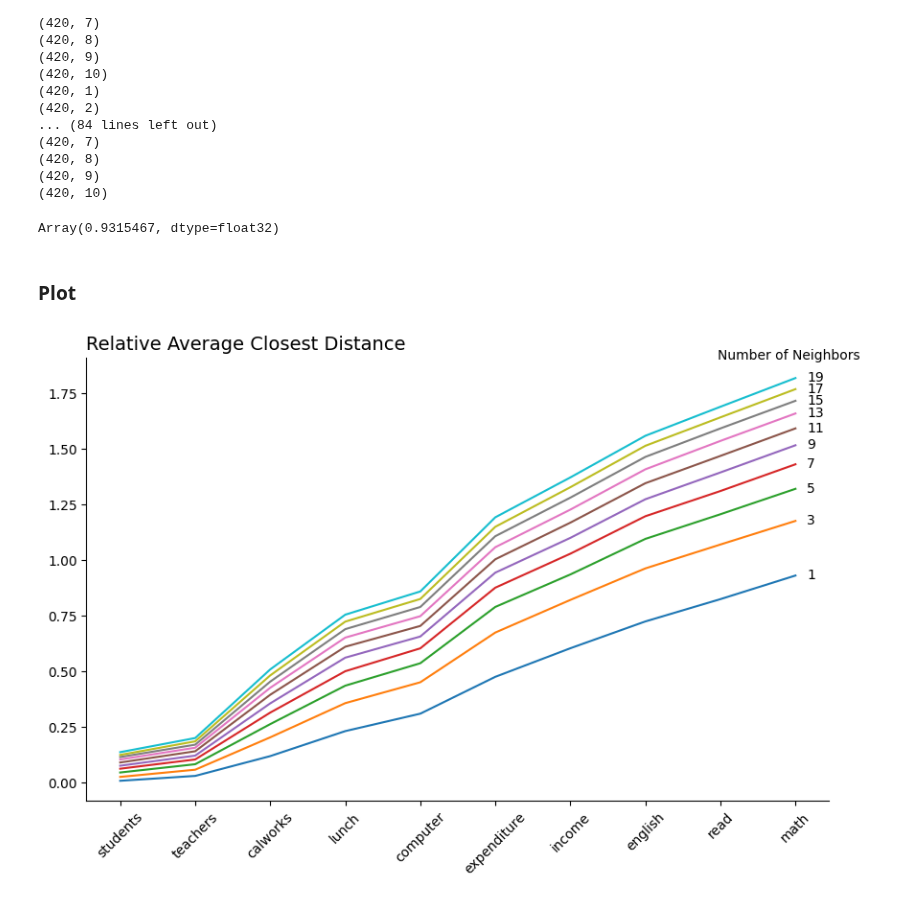
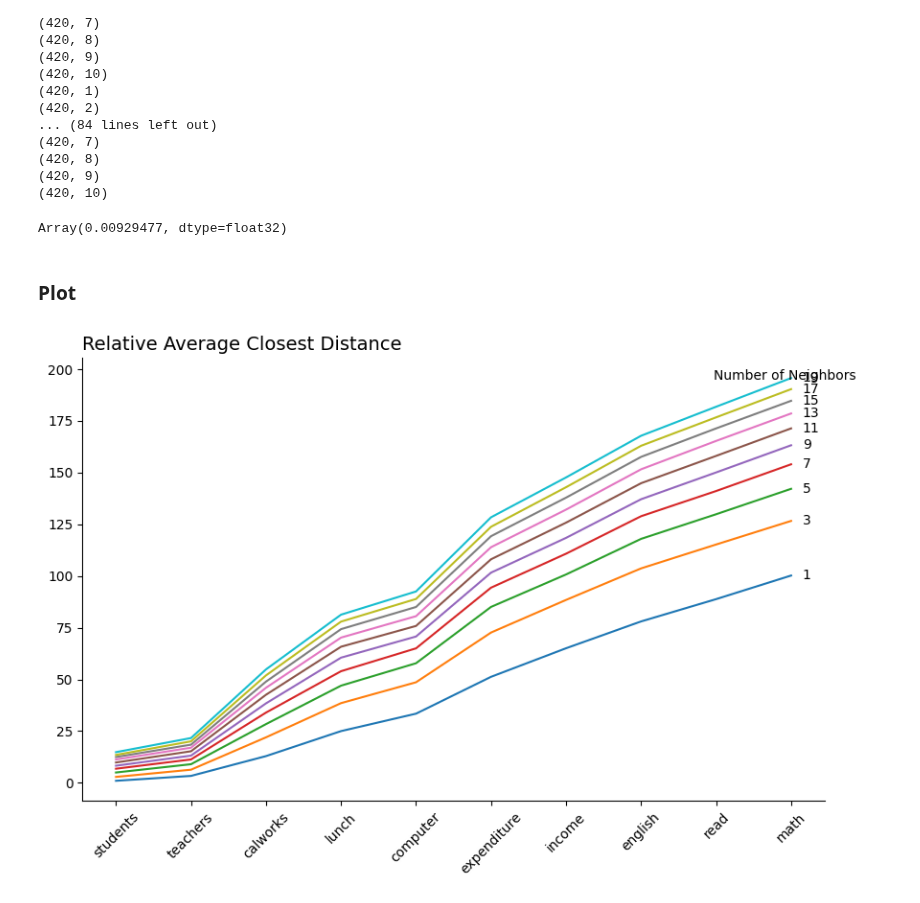
Before and after one commit to pharringtonp19/business-analytics, a Jupyter notebook: notebooks/regression/curse_of_dimensionality.ipynb, the cells around one changed output. Cells and saved outputs as stored; diff of their text form; code cells hidden in the pictures.

```diff
--- a/notebooks/regression/curse_of_dimensionality.ipynb
+++ b/notebooks/regression/curse_of_dimensionality.ipynb
@@ -61,6 +61,3 @@ def avg_closest_distance(matrix, k):
   ids = jnp.arange(0, matrix.shape[0])
   distance = jax.vmap(partial(closest_distance, matrix, k=k))(ids)
   return jnp.mean(distance)
-# %%
-matrix = jax.random.normal(jax.random.PRNGKey(1), shape=(10_000, 1))
-avg_closest_distance(matrix, 5)
@@ -72,10 +63,0 @@ def approx_distance(k, n):
-# %%
-neighbors = list(range(1, 20, 1))
-populations = [100, 500, 1000, 5000, 10000]
-Results = {}
-
-for k in neighbors:
-  results = []
-  for n in populations:
-    results.append(approx_distance(k, n))
-  Results[k] = results
@@ -91,15 +64,2 @@ plt.show()
 # %% [markdown]
 ### **For-loop**
-# %%
-continuous_df = df.loc[:, 'students':'math']
-continuous_df = (continuous_df - continuous_df.mean()) / continuous_df.std()
-Results = {}
-rs = range(1, 20, 2)
-for i in rs:
-  results = []
-  for j in range(1, 11):
-    matrix = jax.random.normal(jax.random.PRNGKey(1), shape=(500, j))
-    print(matrix.shape)
-    ans = avg_closest_distance(matrix, i)
-    results.append(ans)
-  Results[i] = results
@@ -152,43 +94,43 @@ for i in rs:
 (420, 8)
 (420, 9)
 (420, 10)
-# %%
-avg_closest_distance(matrix, 1)
-# %% [output]
-Array(0.9315467, dtype=float32)
+# %%
+Results[i][0]
+# %% [output]
+Array(0.00929477, dtype=float32)
 # %% [markdown]
 ### **Plot**
 # %%
 plt.figure(figsize=(10, 6))
 
 # Plot each line and annotate the end with the label
 for i in rs:
     y_values = np.array(Results[i])
-    plt.plot(continuous_df.columns, y_values)
+    plt.plot(continuous_df.columns, y_values/Results[1][0])
 
     # Annotate the end of each line
     note = f"{i}"  # Customize or use `i` or another label as needed
     plt.annotate(
         textwrap.fill(note, width=120),
-        xy=(.97, y_values[-1]),  # Set x to 1 (end of x-axis), y to last y value in the series
+        xy=(.97,  y_values[-1]/Results[1][0]),  # Set x to 1 (end of x-axis), y to last y value in the series
         xycoords=('axes fraction', 'data'),  # Position relative to axis and data
         ha='left',
         va="center",
         fontsize=10
     )
 plt.annotate(
     textwrap.fill('Number of Neighbors', width=120),
-    xy=(0.85, y_values[-1]+ .1),  # Set x to 1 (end of x-axis), y to last y value in the series
+    xy=(0.85, y_values[-1]/Results[1][0]+ 1),  # Set x to 1 (end of x-axis), y to last y value in the series
     xycoords=('axes fraction', 'data'),  # Position relative to axis and data
     ha='left',
     va="center",
     fontsize=10
 )
 plt.title('Relative Average Closest Distance', loc='left', size=14)
 plt.xticks(rotation=45)
 ax = plt.gca()
 ax.spines['right'].set_visible(False)
 ax.spines['top'].set_visible(False)
 plt.show()
 # %% [output]
-[figure, old version]
+[figure, new version]
```
Also changed, not shown: parts of 5 cells of this notebook.
